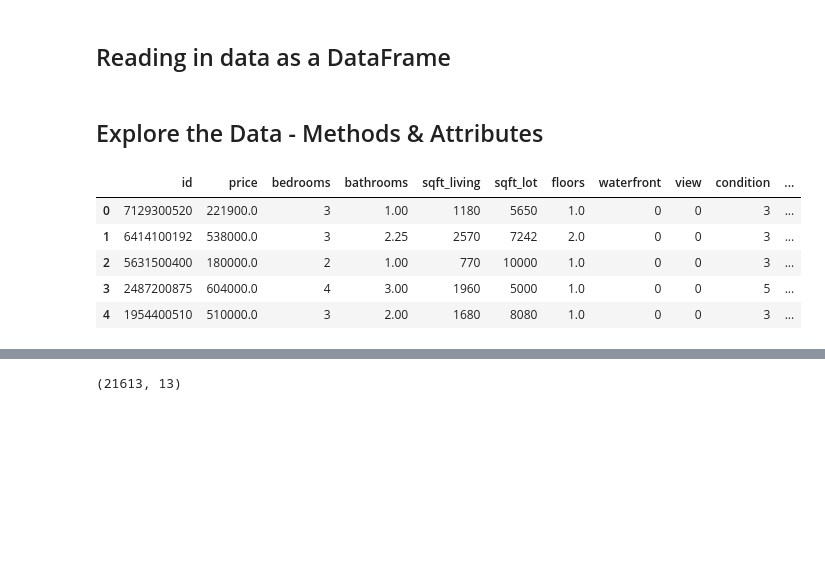
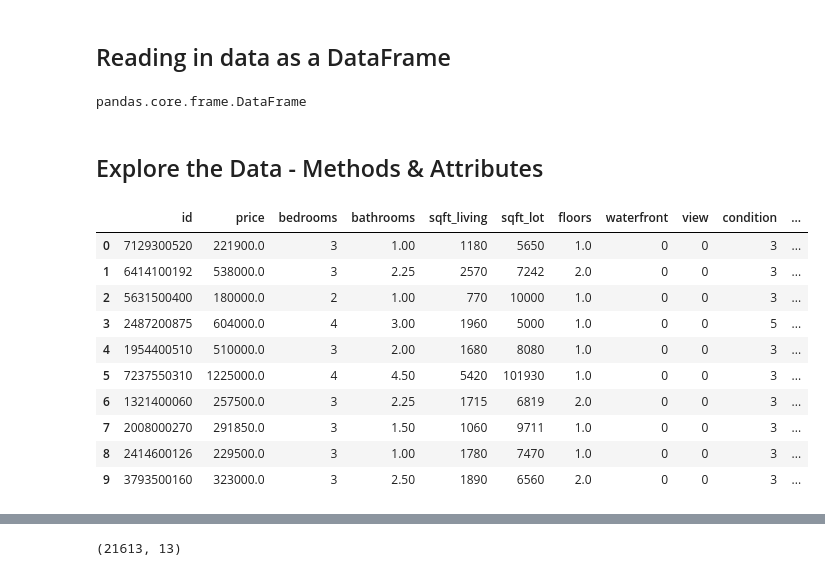
Before and after one commit to aspratle/Python-LearningwithJelly, a Jupyter notebook: Python-Fundamentals/Python - Pandas.ipynb, the cells around one changed output, grey strips where cells are left out. Cells and saved outputs as stored; diff of their text form; code cells hidden in the pictures; blank space fills up the shorter version.

```diff
--- a/Python-Fundamentals/Python - Pandas.ipynb
+++ b/Python-Fundamentals/Python - Pandas.ipynb
@@ -34,19 +34,27 @@ import numpy as np
 import pandas as pd #need the library!
 
 df = pd.read_csv('data/king_county.csv') #reads in a csv file
+type(df)
+# %% [output]
+pandas.core.frame.DataFrame
 # %% [markdown]
 ## Explore the Data - Methods & Attributes
 # %%
 # What's in the first 5 rows of my Dataframe? (method)
 
-df.head()
+df.head(10)
 # %% [output]
 |  | id | price | bedrooms | bathrooms | sqft_living | sqft_lot | floors | waterfront | view | condition | ... |
 | 0 | 7129300520 | 221900.0 | 3 | 1.00 | 1180 | 5650 | 1.0 | 0 | 0 | 3 | ... |
 | 1 | 6414100192 | 538000.0 | 3 | 2.25 | 2570 | 7242 | 2.0 | 0 | 0 | 3 | ... |
 | 2 | 5631500400 | 180000.0 | 2 | 1.00 | 770 | 10000 | 1.0 | 0 | 0 | 3 | ... |
 | 3 | 2487200875 | 604000.0 | 4 | 3.00 | 1960 | 5000 | 1.0 | 0 | 0 | 5 | ... |
 | 4 | 1954400510 | 510000.0 | 3 | 2.00 | 1680 | 8080 | 1.0 | 0 | 0 | 3 | ... |
+| 5 | 7237550310 | 1225000.0 | 4 | 4.50 | 5420 | 101930 | 1.0 | 0 | 0 | 3 | ... |
+| 6 | 1321400060 | 257500.0 | 3 | 2.25 | 1715 | 6819 | 2.0 | 0 | 0 | 3 | ... |
+| 7 | 2008000270 | 291850.0 | 3 | 1.50 | 1060 | 9711 | 1.0 | 0 | 0 | 3 | ... |
+| 8 | 2414600126 | 229500.0 | 3 | 1.00 | 1780 | 7470 | 1.0 | 0 | 0 | 3 | ... |
+| 9 | 3793500160 | 323000.0 | 3 | 2.50 | 1890 | 6560 | 2.0 | 0 | 0 | 3 | ... |
 # %%
 # What's in the last 5 rows of my DataFrame? (method)
 
```
Also changed, not shown: parts of 2 cells of this notebook, 5 other files.
